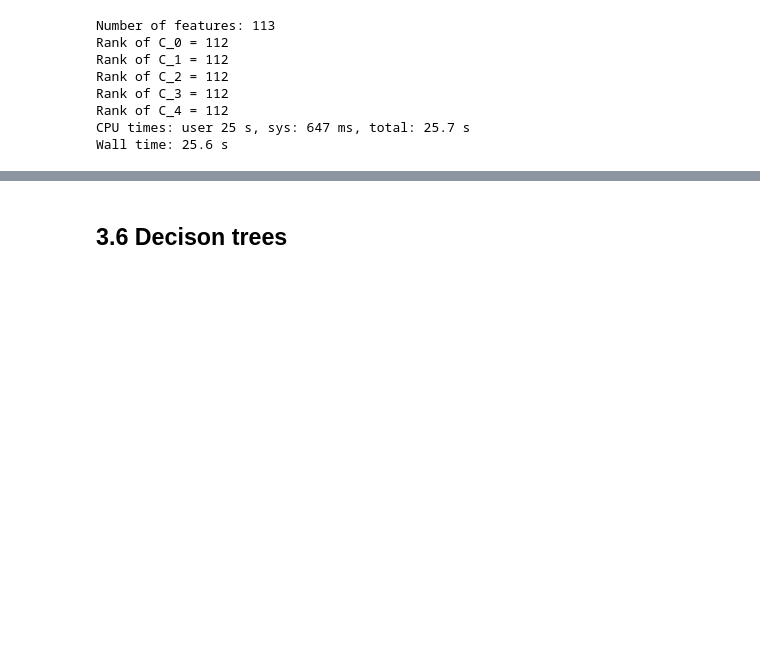
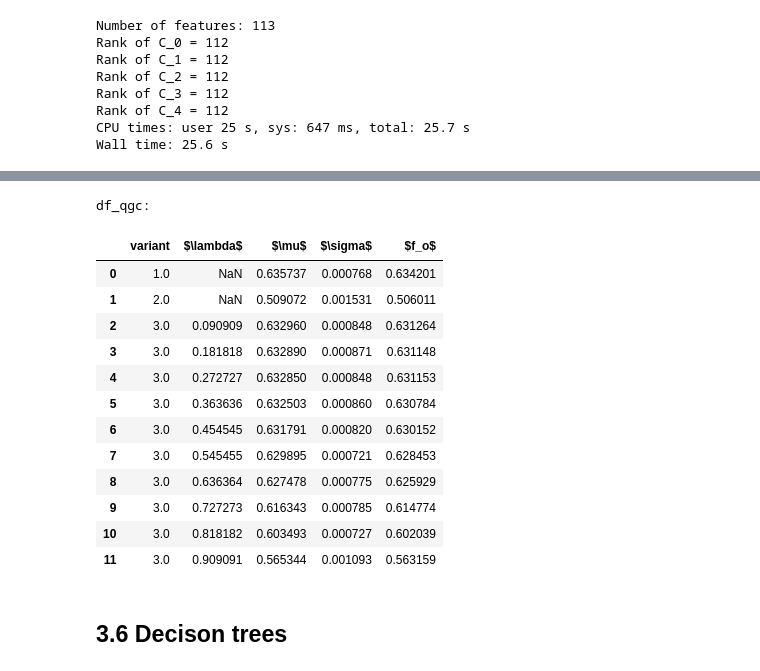
Before and after one commit to RomuloDrumond/Predict-the-damage-to-a-building, a Jupyter notebook: 02 Building and evaluation of ML models.ipynb, the cells around one changed output, grey strips where cells are left out. Cells and saved outputs as stored; diff of their text form; code cells hidden in the pictures; blank space fills up the shorter version.

```diff
--- a/02 Building and evaluation of ML models.ipynb
+++ b/02 Building and evaluation of ML models.ipynb
@@ -564,10 +566,26 @@ Wall time: 2h 7min 30s
 # %%
 # saving results
 #df_qgc.to_csv("df_qgc.csv", sep='\t', index=False)
 
 # loading results
-#temp = pd.read_csv("df_qgc.csv", sep='\t')
-#temp
+df_qgc = pd.read_csv("df_qgc.csv", sep='\t')
+print("df_qgc:")
+df_qgc
+# %% [output]
+df_qgc:
+|  | variant | $\lambda$ | $\mu$ | $\sigma$ | $f_o$ |
+| 0 | 1.0 | NaN | 0.635737 | 0.000768 | 0.634201 |
+| 1 | 2.0 | NaN | 0.509072 | 0.001531 | 0.506011 |
+| 2 | 3.0 | 0.090909 | 0.632960 | 0.000848 | 0.631264 |
+| 3 | 3.0 | 0.181818 | 0.632890 | 0.000871 | 0.631148 |
+| 4 | 3.0 | 0.272727 | 0.632850 | 0.000848 | 0.631153 |
+| 5 | 3.0 | 0.363636 | 0.632503 | 0.000860 | 0.630784 |
+| 6 | 3.0 | 0.454545 | 0.631791 | 0.000820 | 0.630152 |
+| 7 | 3.0 | 0.545455 | 0.629895 | 0.000721 | 0.628453 |
+| 8 | 3.0 | 0.636364 | 0.627478 | 0.000775 | 0.625929 |
+| 9 | 3.0 | 0.727273 | 0.616343 | 0.000785 | 0.614774 |
+| 10 | 3.0 | 0.818182 | 0.603493 | 0.000727 | 0.602039 |
+| 11 | 3.0 | 0.909091 | 0.565344 | 0.001093 | 0.563159 |
 # %% [markdown]
 ## 3.6 Decison trees
 # %%
```
Also changed, not shown: parts of 28 cells of this notebook, 2 other files.
